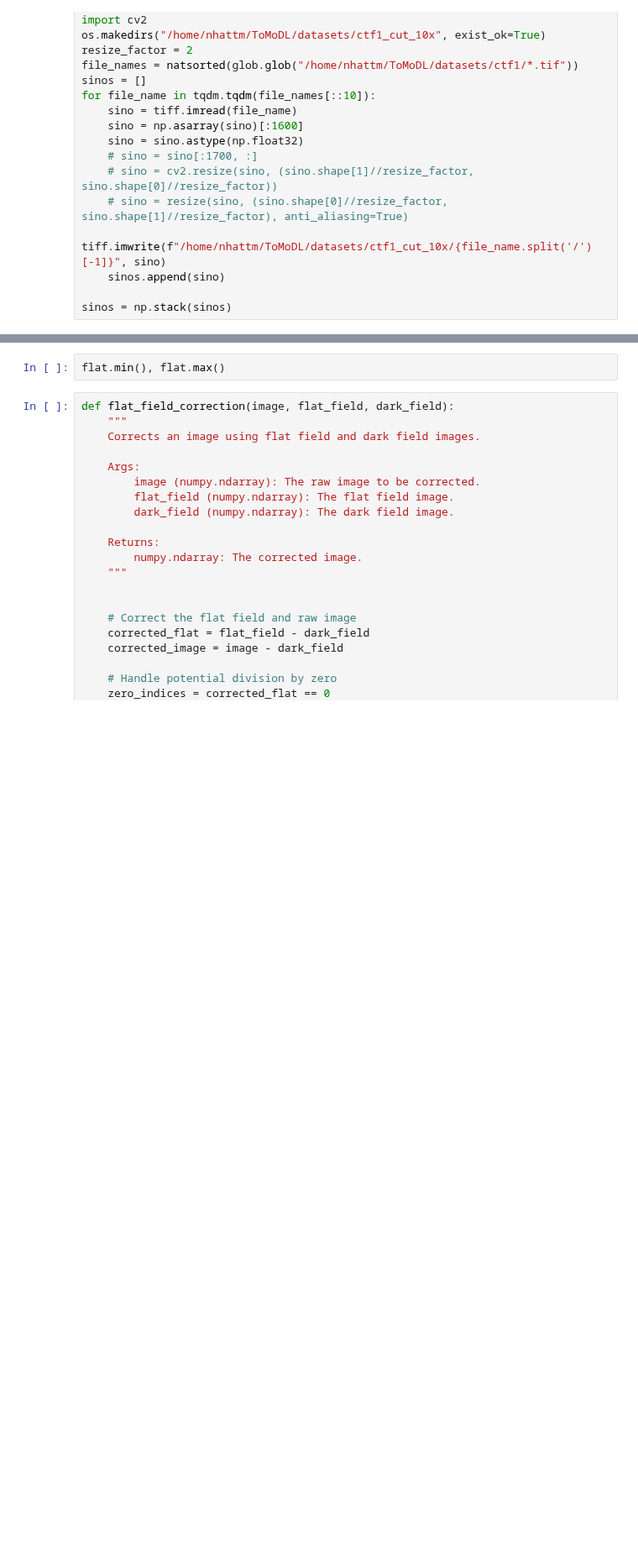
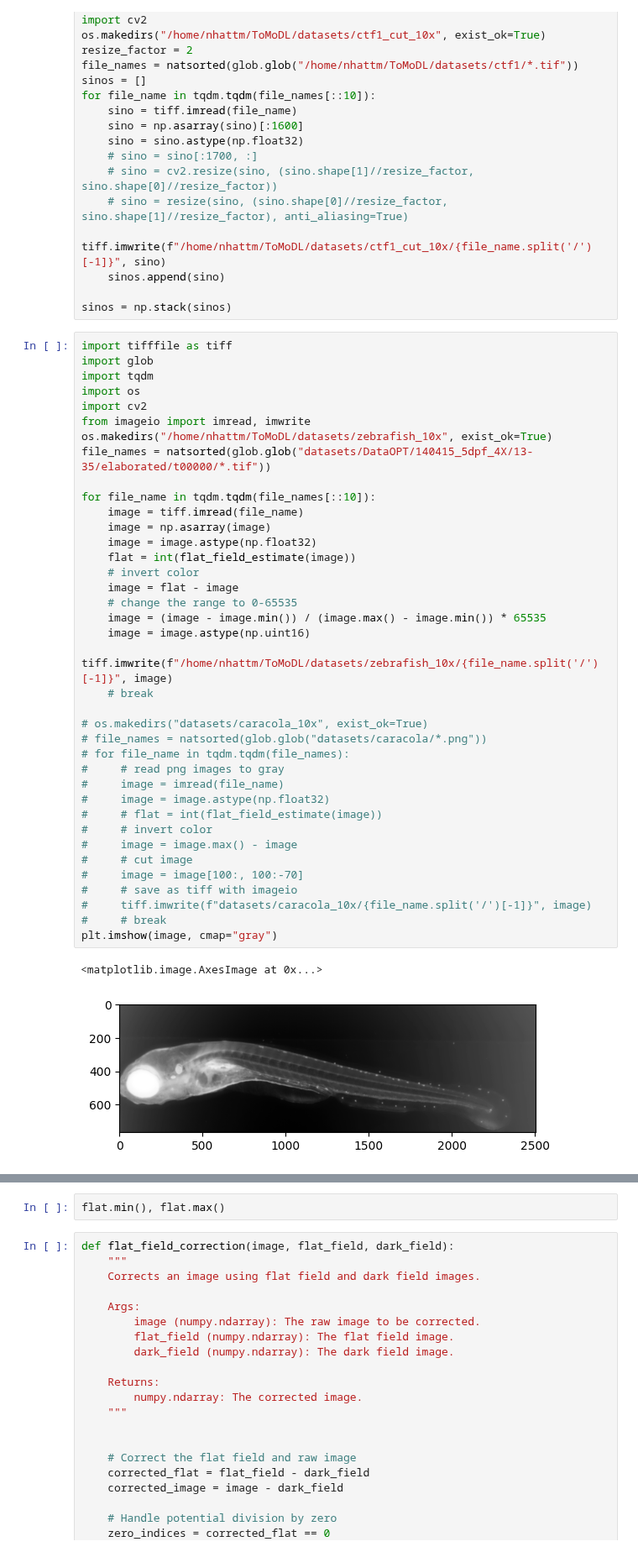
Before and after one commit to obandomarcos/ToMoDL, a Jupyter notebook: test_tomopy.ipynb, the cells around one changed output, grey strips where cells are left out. Shown at 84% size. Drawn from its saved outputs; the diff is of its cells as text; blank space fills up the shorter version.

Commit message:
add figures to tomodl napari paper

```diff
--- a/test_tomopy.ipynb
+++ b/test_tomopy.ipynb
@@ -485,3 +488,44 @@ for file_name in tqdm.tqdm(file_names[::10]):
     sinos.append(sino)
 
 sinos = np.stack(sinos)
+# %%
+import tifffile as tiff
+import glob
+import tqdm
+import os
+import cv2
+from imageio import imread, imwrite
+os.makedirs("/home/nhattm/ToMoDL/datasets/zebrafish_10x", exist_ok=True)
+file_names = natsorted(glob.glob("datasets/DataOPT/140415_5dpf_4X/13-35/elaborated/t00000/*.tif"))
+
+for file_name in tqdm.tqdm(file_names[::10]):
+    image = tiff.imread(file_name)
+    image = np.asarray(image)
+    image = image.astype(np.float32)
+    flat = int(flat_field_estimate(image))
+    # invert color
+    image = flat - image
+    # change the range to 0-65535
+    image = (image - image.min()) / (image.max() - image.min()) * 65535
+    image = image.astype(np.uint16)
+    tiff.imwrite(f"/home/nhattm/ToMoDL/datasets/zebrafish_10x/{file_name.split('/')[-1]}", image)
+    # break
+
+# os.makedirs("datasets/caracola_10x", exist_ok=True)
+# file_names = natsorted(glob.glob("datasets/caracola/*.png"))
+# for file_name in tqdm.tqdm(file_names):
+#     # read png images to gray
+#     image = imread(file_name)
+#     image = image.astype(np.float32)
+#     # flat = int(flat_field_estimate(image))
+#     # invert color
+#     image = image.max() - image
+#     # cut image
+#     image = image[100:, 100:-70]
+#     # save as tiff with imageio
+#     tiff.imwrite(f"datasets/caracola_10x/{file_name.split('/')[-1]}", image)
+#     # break
+plt.imshow(image, cmap="gray")
+# %% [output]
+<matplotlib.image.AxesImage at 0x...>
+[figure, added]
```
Also changed, not shown: parts of 3 cells of this notebook, 8 other files.
